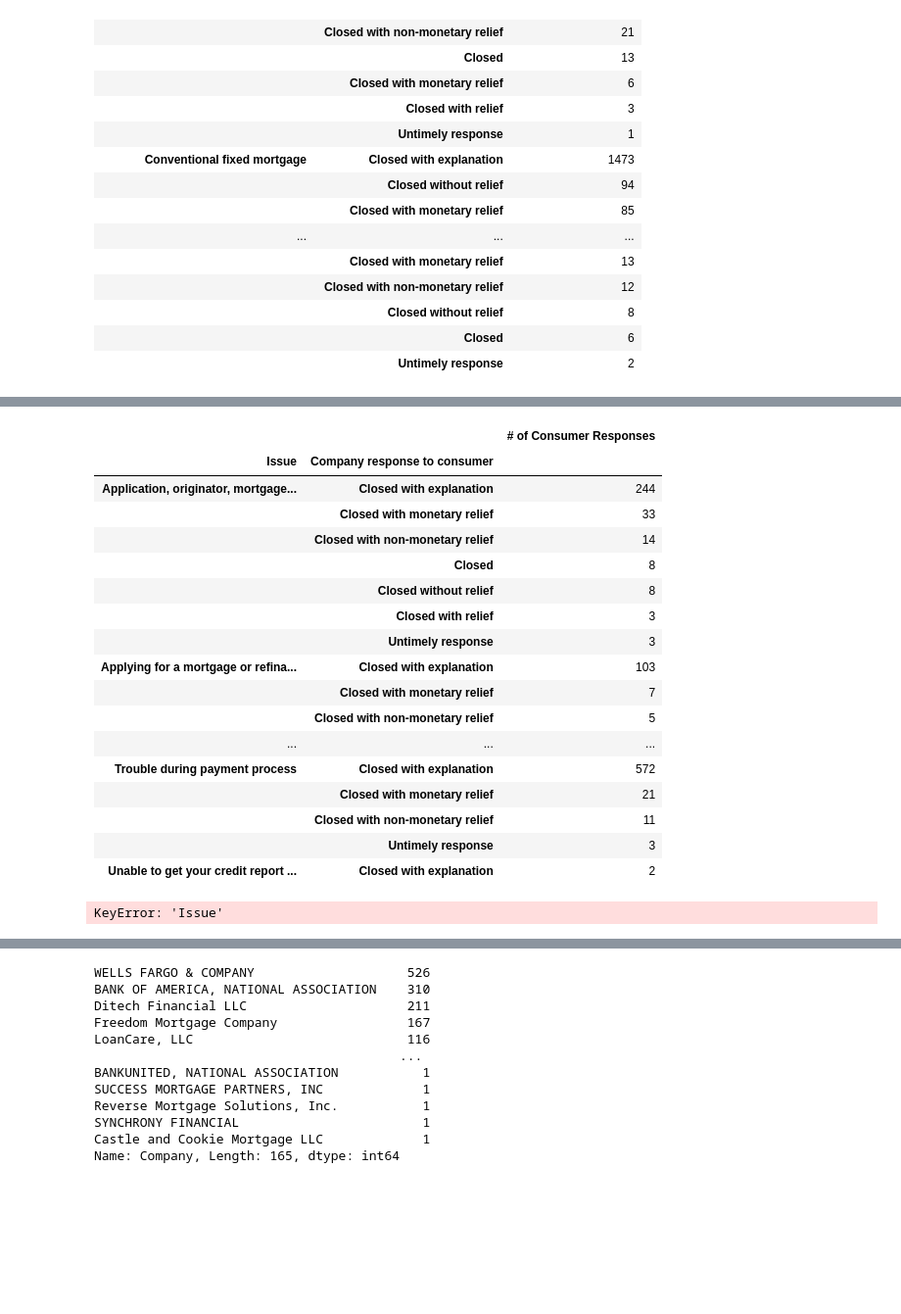
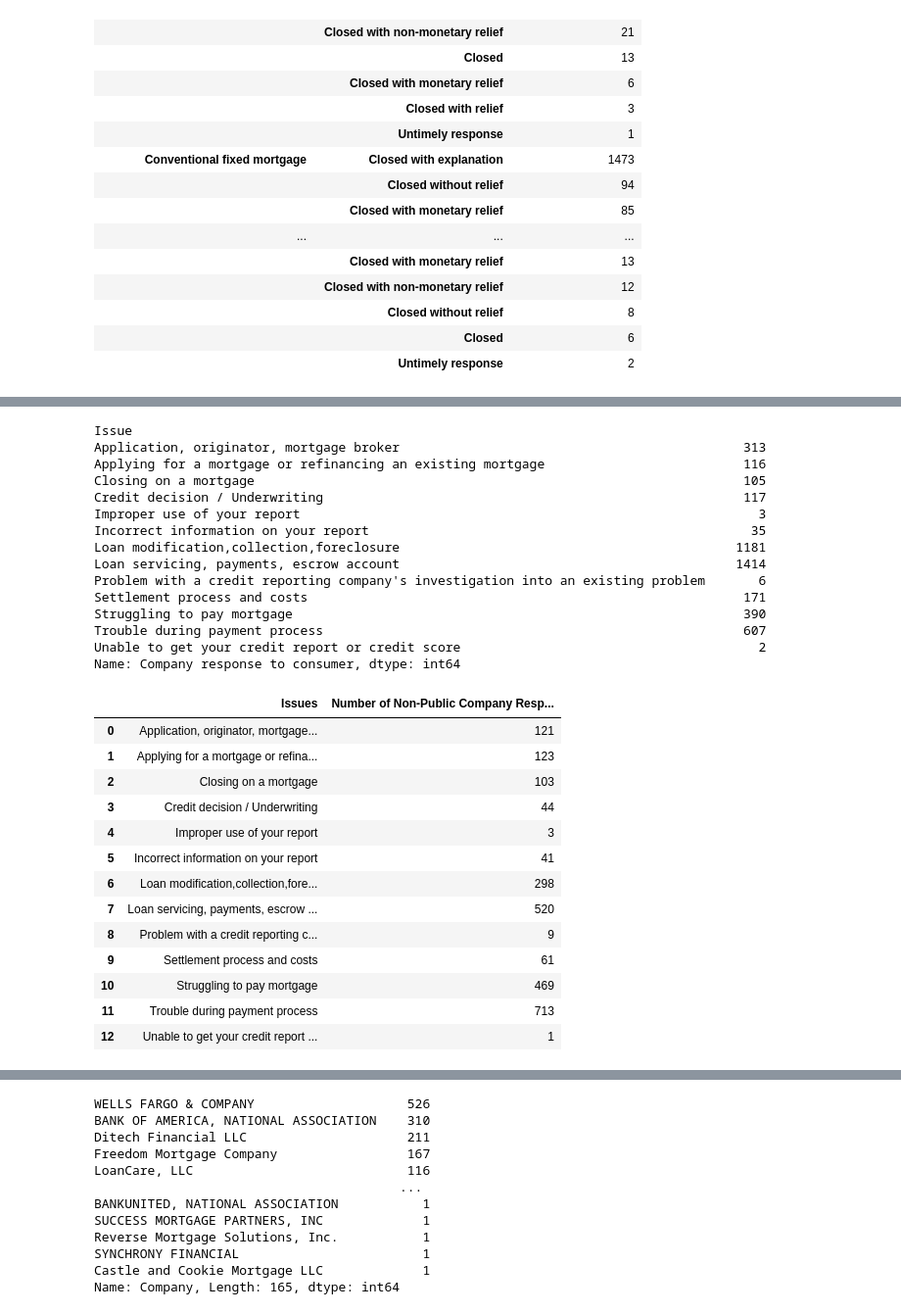
Before and after one commit to carlosvalenciano/Customer-Complaints, a Jupyter notebook: customer-complaints_jodee.ipynb, the cells around one changed output, grey strips where cells are left out. Shown at 98% size. Saved outputs shown, nothing was run; the diff lists cells and outputs as text; code cells hidden in the pictures; blank space fills up the shorter version.

```diff
--- a/customer-complaints_jodee.ipynb
+++ b/customer-complaints_jodee.ipynb
@@ -462,30 +639,21 @@ issues_grouped_presponse_df
 # %%
-# Grouped and created a Dataframe for issues individually to obtain total number of company responses to the consumer
-NON_issues_grouped_presponse = No_response_df.groupby('Issue')['Company response to consumer'].value_counts()
-NON_issues_grouped_presponse_df = pd.DataFrame(NON_issues_grouped_presponse)
-NON_issues_grouped_presponse_df = NON_issues_grouped_presponse_df.rename(columns={"Company response to consumer": "# of Consumer Responses"})
-NON_issues_grouped_presponse_df
+# Grouped Nonpublic responseand created a Dataframe for issues individually to obtain total number of company responses to the consumer
+NON_issues_grouped_presponse = No_response_df.groupby('Issue')['Company response to consumer'].count()
+
+display(NON_issues_grouped_presponse)
 # %% [output]
-|  |  | # of Consumer Responses |
-| Issue | Company response to consumer |  |
-| Application, originator, mortgage... | Closed with explanation | 244 |
-|  | Closed with monetary relief | 33 |
-|  | Closed with non-monetary relief | 14 |
-|  | Closed | 8 |
-|  | Closed without relief | 8 |
-|  | Closed with relief | 3 |
-|  | Untimely response | 3 |
-| Applying for a mortgage or refina... | Closed with explanation | 103 |
-|  | Closed with monetary relief | 7 |
-|  | Closed with non-monetary relief | 5 |
-| ... | ... | ... |
-| Trouble during payment process | Closed with explanation | 572 |
-|  | Closed with monetary relief | 21 |
-|  | Closed with non-monetary relief | 11 |
-|  | Untimely response | 3 |
-| Unable to get your credit report ... | Closed with explanation | 2 |
+Issue
+Application, originator, mortgage broker                                             313
+Applying for a mortgage or refinancing an existing mortgage                          116
+Closing on a mortgage                                                                105
+Credit decision / Underwriting                                                       117
+Improper use of your report                                                            3
+Incorrect information on your report                                                  35
+Loan modification,collection,foreclosure                                            1181
+Loan servicing, payments, escrow account                                            1414
+Problem with a credit reporting company's investigation into an existing problem       6
+Settlement process and costs                                                         171
+Struggling to pay mortgage                                                           390
+Trouble during payment process                                                       607
+Unable to get your credit report or credit score                                       2
+Name: Company response to consumer, dtype: int64
-# %%
-NON_com_merge_df = pd.merge(pd.merge(NON_issues_grouped_presponse_df, NON_imortg_grouped_presponse_df,how="outer", on="Issue"), NON_issuescrcf_df, how="outer", on="Issue")
-display(NON_com_merge_df)
-# %% [output]
-KeyError: 'Issue'
@@ -493,0 +660,32 @@ com_merge_df = pd.concat([issues_grouped_presponse_df, imortg_grouped_presponse_
+# %%
+#Making Non-Public Responses Tuple into a Dataframe
+NON_my_tuple_issues = (("Application, originator, mortgage broker", 313),
+("Applying for a mortgage or refinancing an existing mortgage", 116),
+("Closing on a mortgage", 105),
+("Credit decision / Underwriting", 117),
+("Improper use of your report", 3),
+("Incorrect information on your report", 35),
+("Loan modification,collection,foreclosure", 1181),
+("Loan servicing, payments, escrow account", 1414),
+("Problem with a credit reporting company's investigation into an existing problem", 6),
+("Settlement process and costs", 171),
+("Struggling to pay mortgage", 390),
+("Trouble during payment process", 607),
+("Unable to get your credit report or credit score", 2))
+NON_tuple_issues_df = pd.DataFrame(my_tuple_issues, columns=['Issues', "Number of Non-Public Company Responses"])
+display(NON_tuple_issues_df)
+# %% [output]
+|  | Issues | Number of Non-Public Company Resp... |
+| 0 | Application, originator, mortgage... | 121 |
+| 1 | Applying for a mortgage or refina... | 123 |
+| 2 | Closing on a mortgage | 103 |
+| 3 | Credit decision / Underwriting | 44 |
+| 4 | Improper use of your report | 3 |
+| 5 | Incorrect information on your report | 41 |
+| 6 | Loan modification,collection,fore... | 298 |
+| 7 | Loan servicing, payments, escrow ... | 520 |
+| 8 | Problem with a credit reporting c... | 9 |
+| 9 | Settlement process and costs | 61 |
+| 10 | Struggling to pay mortgage | 469 |
+| 11 | Trouble during payment process | 713 |
+| 12 | Unable to get your credit report ... | 1 |
```
Also changed, not shown: parts of 38 cells of this notebook, 1 other file.
